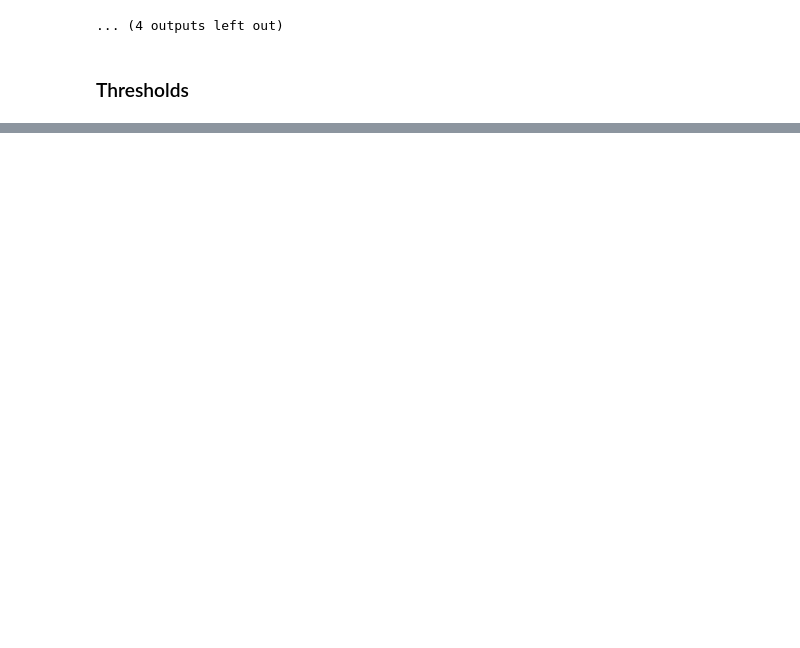
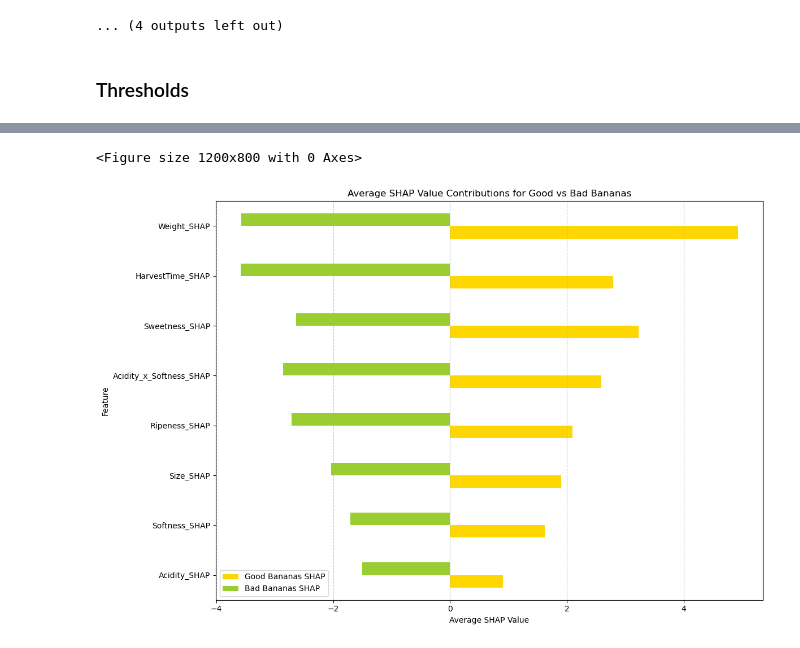
Before and after one commit to sam-tritto/banana-quality, a Jupyter notebook: Banana_Quality.ipynb, the cells around one changed output, grey strips where cells are left out. Cells and saved outputs as stored; diff of their text form; code cells hidden in the pictures; blank space fills up the shorter version.

```diff
--- a/Banana_Quality.ipynb
+++ b/Banana_Quality.ipynb
@@ -498,0 +501,11 @@ DataFrame of Predicted Thresholds:
+# %%
+# Grab SHAP values for each prediction
+shap_df = pd.DataFrame(shap_values, columns=[f'{col}_SHAP' for col in X_test.columns], index=X_test.index)
+
+# It's good practice to keep the original (or scaled) features alongside their SHAP values
+X_test_with_shap = pd.concat([X_test, shap_df], axis=1)
+
+# Also add the actual Quality from y_test for analysis
+X_test_with_shap['Quality'] = y_test
+
+X_test_with_shap
@@ -498,0 +546,38 @@ DataFrame of Predicted Thresholds:
+# %%
+
+
+# Filter for good and bad bananas
+good_bananas = X_test_with_shap[X_test_with_shap['Quality'] == 1]
+bad_bananas = X_test_with_shap[X_test_with_shap['Quality'] == 0]
+
+# Select only the SHAP value columns
+shap_value_columns = [col for col in good_bananas.columns if col.endswith('_SHAP')]
+good_bananas_shap = good_bananas[shap_value_columns]
+bad_bananas_shap = bad_bananas[shap_value_columns]
+
+# Calculate the average SHAP value for each feature
+avg_good_bananas_shap = good_bananas_shap.mean()
+avg_bad_bananas_shap = bad_bananas_shap.mean()
+
+# Combine the average SHAP values into a single DataFrame for side-by-side plotting
+combined_shap_values = pd.DataFrame({
+    'Good Bananas SHAP': avg_good_bananas_shap,
+    'Bad Bananas SHAP': avg_bad_bananas_shap
+})
+
+# Sort the features based on the sum of absolute SHAP values for better visualization
+combined_shap_values['Total_Absolute_SHAP'] = combined_shap_values['Good Bananas SHAP'].abs() + combined_shap_values['Bad Bananas SHAP'].abs()
+combined_shap_values = combined_shap_values.sort_values(by='Total_Absolute_SHAP', ascending=True).drop(columns='Total_Absolute_SHAP')
+
+# Visualize the side-by-side bar chart
+plt.figure(figsize=(12, 8))
+combined_shap_values.plot(kind='barh', figsize=(12, 8), color = [good_color, bad_color])
+plt.title('Average SHAP Value Contributions for Good vs Bad Bananas')
+plt.xlabel('Average SHAP Value')
+plt.ylabel('Feature')
+plt.grid(axis='x', linestyle='--', alpha=0.7)
+plt.tight_layout()
+plt.show()
+# %% [output]
+<Figure size 1200x800 with 0 Axes>
+[figure, added]
```
Also changed, not shown: parts of 13 cells of this notebook.
